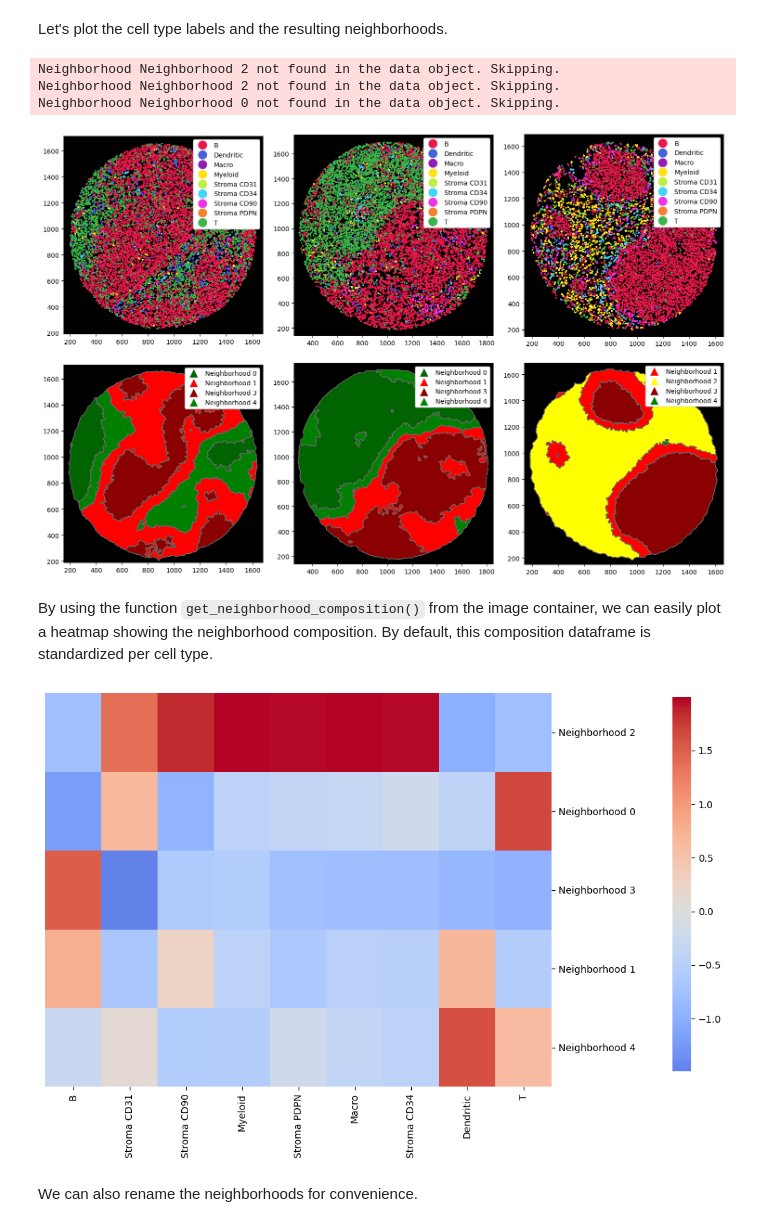
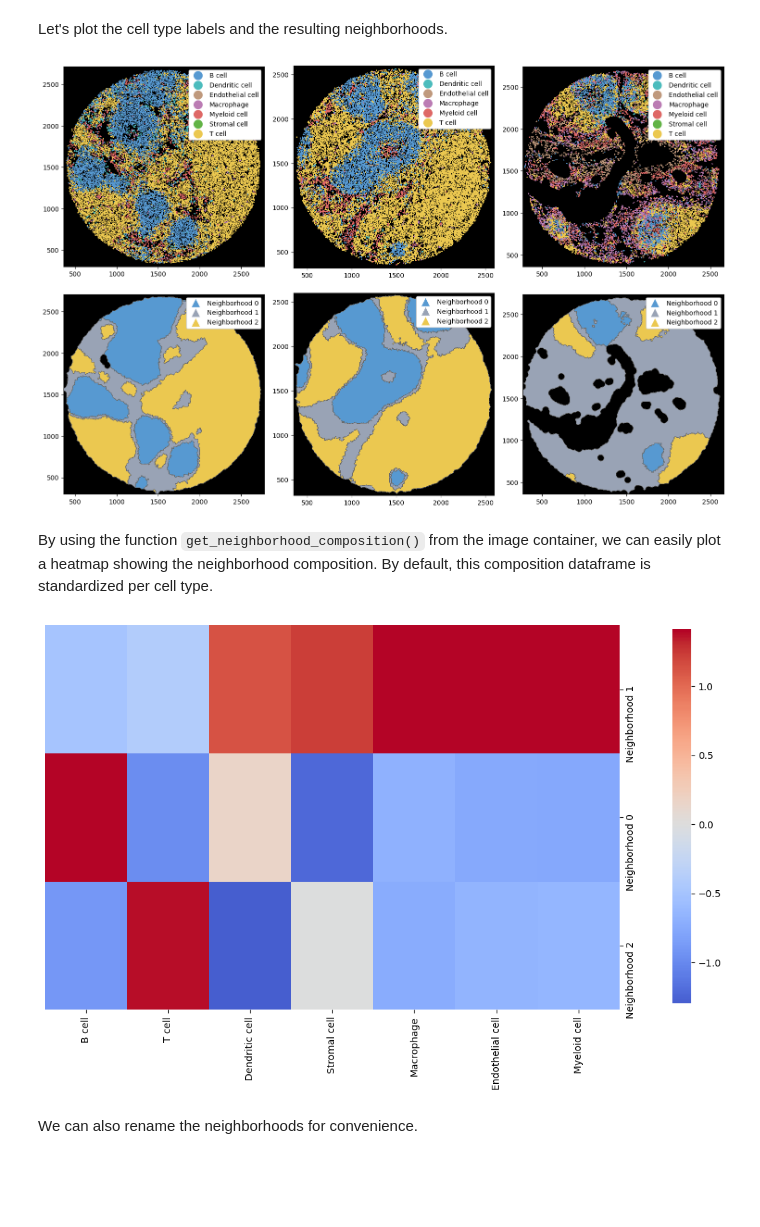
Before and after one commit to sagar87/spatialproteomics, a Jupyter notebook: docs/notebooks/Neighborhoods.ipynb, the cells around one changed output. Drawn from its saved outputs; the diff is of its cells as text; code cells hidden in the pictures; blank space fills up the shorter version.

Commit message:
adjusted docs to use data from owncloud so users can follow along more easily

```diff
--- a/docs/notebooks/Neighborhoods.ipynb
+++ b/docs/notebooks/Neighborhoods.ipynb
@@ -23,0 +22,33 @@ sp_obj_3 = xr.open_zarr("../../data/sample_3.zarr")
+# %%
+sp_obj_1 = xr.open_zarr("../../data/LN_24_1.zarr")
+sp_obj_2 = xr.open_zarr("../../data/LN_11_1.zarr")
+sp_obj_3 = xr.open_zarr("../../data/LN_13_1.zarr")
+
+# === OPTIONAL ===
+# setting the label level to the top level, so that we only consider major cell types (B, T, etc.)
+# this is done for demonstration purposes, you can just as well compute the neighborhood on more fine-grained cell types
+celltype_colors = {
+    "B cell": "#5799d1",
+    "T cell": "#ebc850",
+    "Myeloid cell": "#de6866",
+    "Dendritic cell": "#4cbcbd",
+    "Macrophage": "#bb7cb4",
+    "Stromal cell": "#62b346",
+    "Endothelial cell": "#bf997d",
+}
+
+sp_obj_1 = (
+    sp_obj_1.pp.drop_layers(["_neighborhoods", "_nh_properties", "_adjacency_matrix"])
+    .la.set_label_level("labels_0")
+    .la.set_label_colors(celltype_colors.keys(), celltype_colors.values())
+)
+sp_obj_2 = (
+    sp_obj_2.pp.drop_layers(["_neighborhoods", "_nh_properties", "_adjacency_matrix"])
+    .la.set_label_level("labels_0")
+    .la.set_label_colors(celltype_colors.keys(), celltype_colors.values())
+)
+sp_obj_3 = (
+    sp_obj_3.pp.drop_layers(["_neighborhoods", "_nh_properties", "_adjacency_matrix"])
+    .la.set_label_level("labels_0")
+    .la.set_label_colors(celltype_colors.keys(), celltype_colors.values())
+)
@@ -28,7 +64,7 @@ Next, we put this dictionary into an `ImageContainer` and run the method `comput
 # %%
 image_container = sp.ImageContainer(sp_dict)
 # this method returns a dict in the same format as we provided as input
-sp_dict = image_container.compute_neighborhoods()
+sp_dict = image_container.compute_neighborhoods(k=3)
 # %% [markdown]
 Let's plot the cell type labels and the resulting neighborhoods.
 # %%
@@ -36,39 +72,36 @@ fig, ax = plt.subplots(2, 3, figsize=(15, 10))
 ax = ax.flatten()
 
 # setting custom colors to be more in line with the cell types
-neighborhoods, colors = [f"Neighborhood {x}" for x in np.arange(5)], ["darkgreen", "red", "yellow", "darkred", "green"]
+neighborhoods, colors = [f"Neighborhood {x}" for x in np.arange(3)], ["#5799d1", "#99a3b5", "#ebc850"]
 
 # plotting labels
 _ = sp_dict["1"].pl.autocrop().pl.show(render_image=False, render_labels=True, ax=ax[0])
 _ = sp_dict["2"].pl.autocrop().pl.show(render_image=False, render_labels=True, ax=ax[1])
 _ = sp_dict["3"].pl.autocrop().pl.show(render_image=False, render_labels=True, ax=ax[2])
 
 # plotting neighborhoods
 _ = (
     sp_dict["1"]
     .pl.autocrop()
     .nh.set_neighborhood_colors(neighborhoods, colors)
     .pl.show(render_image=False, render_neighborhoods=True, ax=ax[3])
 )
 _ = (
     sp_dict["2"]
     .pl.autocrop()
     .nh.set_neighborhood_colors(neighborhoods, colors)
     .pl.show(render_image=False, render_neighborhoods=True, ax=ax[4])
 )
 _ = (
     sp_dict["3"]
     .pl.autocrop()
     .nh.set_neighborhood_colors(neighborhoods, colors)
     .pl.show(render_image=False, render_neighborhoods=True, ax=ax[5])
 )
 
 plt.tight_layout()
 # %% [output]
-Neighborhood Neighborhood 2 not found in the data object. Skipping.
-Neighborhood Neighborhood 2 not found in the data object. Skipping.
-Neighborhood Neighborhood 0 not found in the data object. Skipping.
-[figure, old version]
+[figure, new version]
 # %% [markdown]
 By using the function `get_neighborhood_composition()` from the image container, we can easily plot a heatmap showing the neighborhood composition. By default, this composition dataframe is standardized per cell type.
 # %%
@@ -90,7 +123,7 @@ cluster_map = sns.clustermap(
 cluster_map.ax_heatmap.set_ylabel("")
 plt.show()
 # %% [output]
-[figure, old version]
+[figure, new version]
 # %% [markdown]
 We can also rename the neighborhoods for convenience.
 # %%
```
Also changed, not shown: parts of 12 cells of this notebook, 7 other files.
